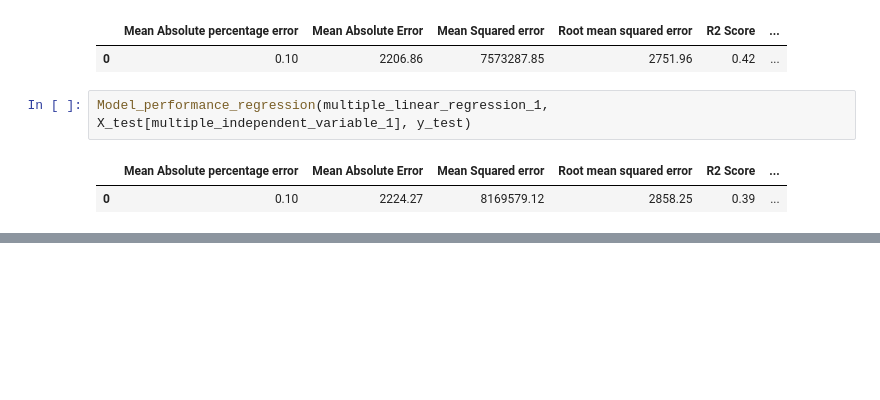
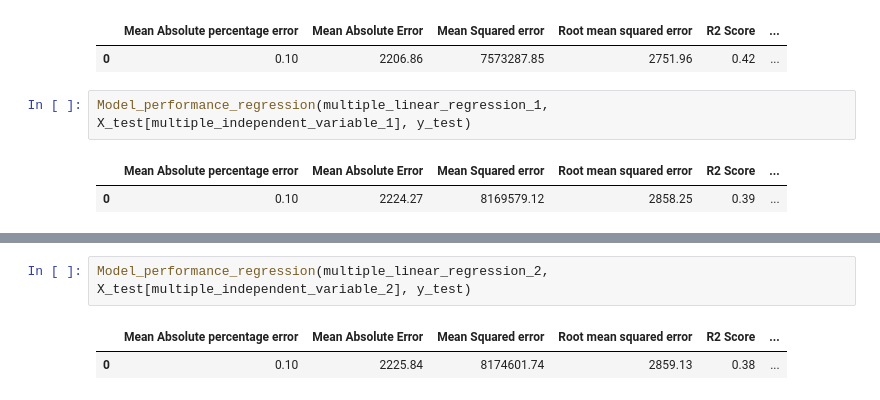
Before and after one commit to uniquegalaxycoder/Project, a Jupyter notebook: Liner_Regression_Sales_Data.ipynb, the cells around one changed output, grey strips where cells are left out. Cells and saved outputs as stored; diff of their text form; blank space fills up the shorter version.

```diff
--- a/Liner_Regression_Sales_Data.ipynb
+++ b/Liner_Regression_Sales_Data.ipynb
@@ -1179,0 +1182,5 @@ df.head()
+# %%
+Model_performance_regression(multiple_linear_regression_2, X_test[multiple_independent_variable_2], y_test)
+# %% [output]
+|  | Mean Absolute percentage error | Mean Absolute Error | Mean Squared error | Root mean squared error | R2 Score | ... |
+| 0 | 0.10 | 2225.84 | 8174601.74 | 2859.13 | 0.38 | ... |
```
Also changed, not shown: parts of 27 cells of this notebook.
